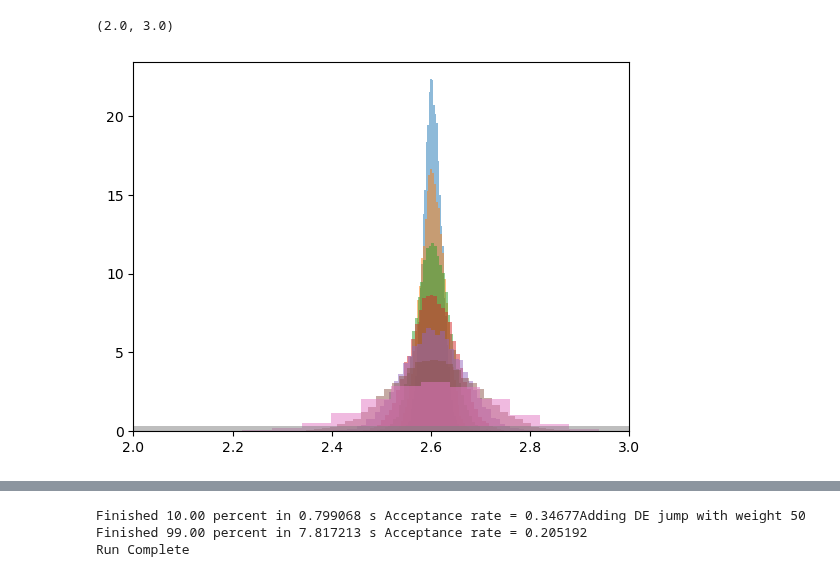
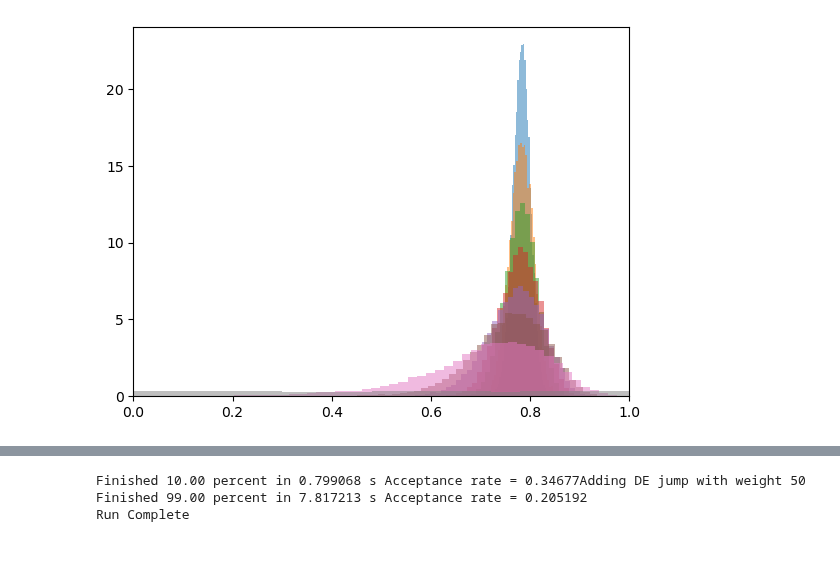
Before and after one commit to AaronDJohnson/impulse_mcmc, a Jupyter notebook: examples/test.ipynb, the cells around one changed output, grey strips where cells are left out. Drawn from its saved outputs; the diff is of its cells as text; code cells hidden in the pictures.

```diff
--- a/examples/test.ipynb
+++ b/examples/test.ipynb
@@ -104,16 +107,15 @@ plt.show()
 # %%
 plt.hist(chains[0][:, 0], alpha=0.5, bins=50, density=True);
 plt.hist(chains[1][:, 0], alpha=0.5, bins=50, density=True);
 plt.hist(chains[2][:, 0], alpha=0.5, bins=50, density=True);
 plt.hist(chains[3][:, 0], alpha=0.5, bins=50, density=True);
 plt.hist(chains[4][:, 0], alpha=0.5, bins=50, density=True);
 plt.hist(chains[5][:, 0], alpha=0.5, bins=50, density=True);
 plt.hist(chains[6][:, 0], alpha=0.5, bins=50, density=True);
 plt.hist(chains[7][:, 0], alpha=0.5, bins=50, density=True);
-plt.xlim([2, 3])
+plt.xlim(0, 1);
 # %% [output]
-(2.0, 3.0)
-[figure, old version]
+[figure, new version]
 # %%
 burn = 20_000
 
```
Also changed, not shown: parts of 7 cells of this notebook, 3 other files.
